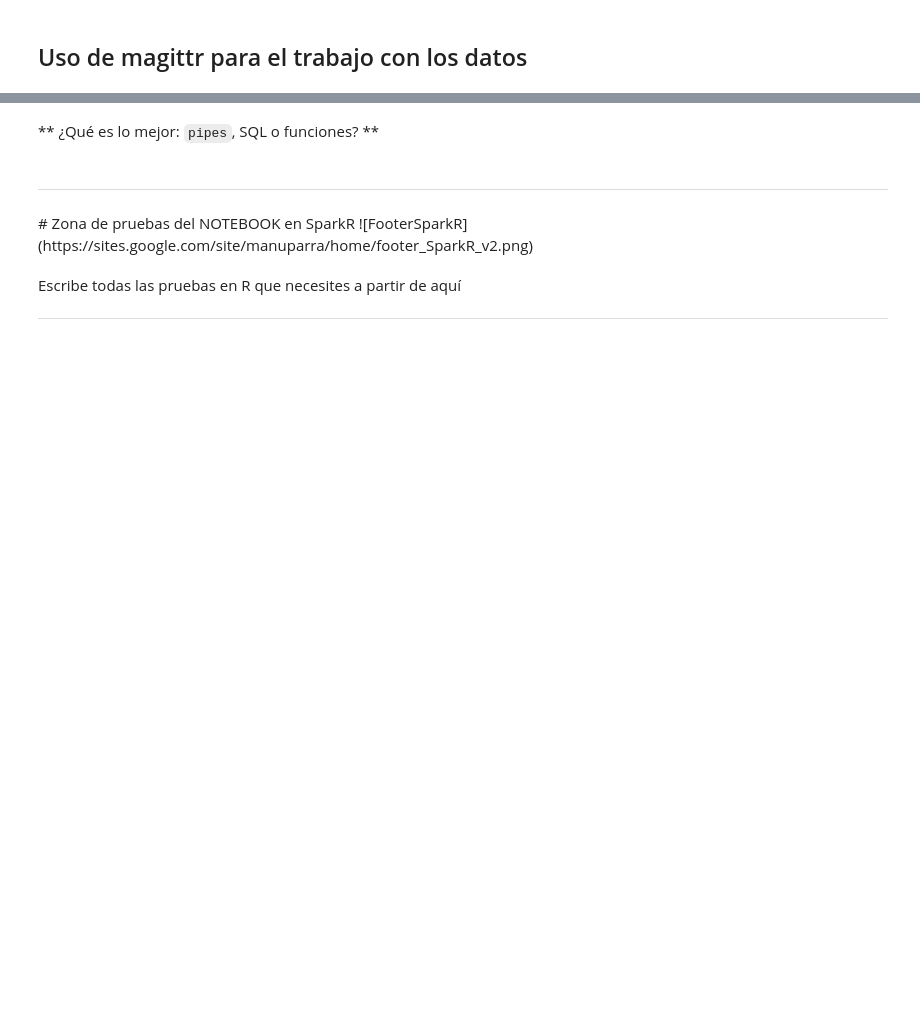
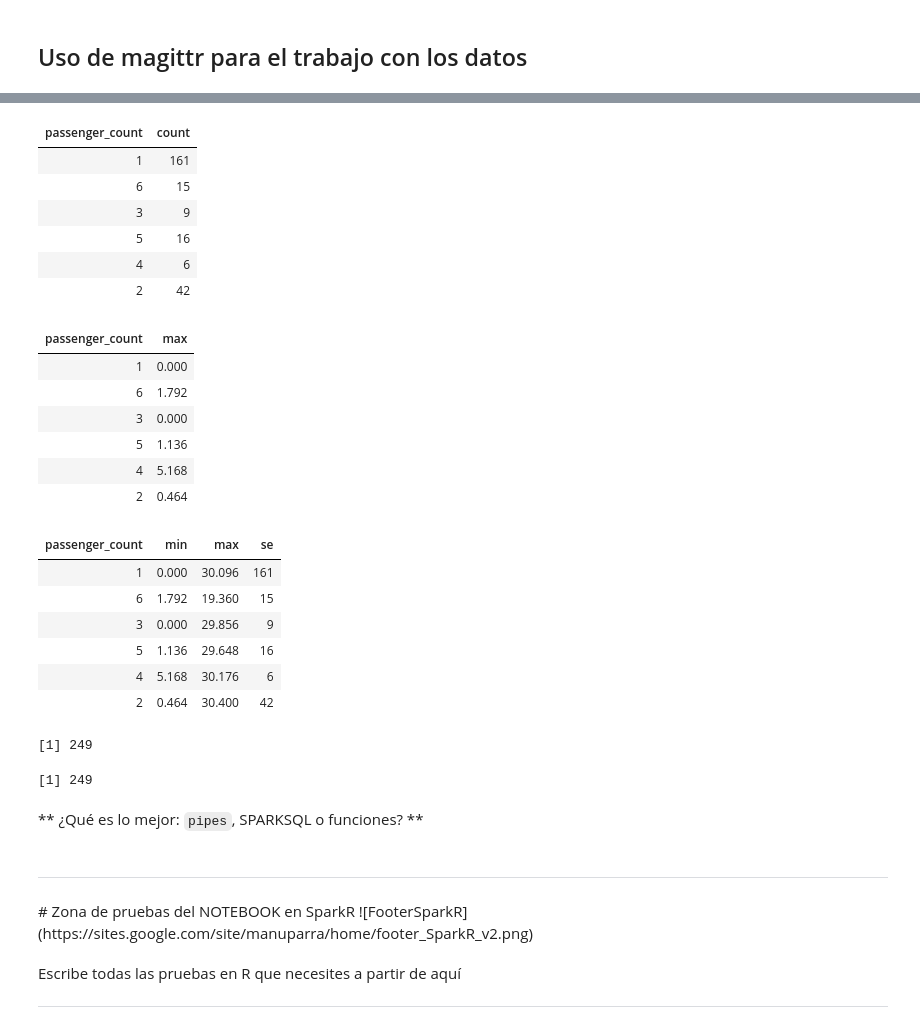
Before and after one commit to manuparra/taller_SparkR, a Jupyter notebook: Parte 2. S04. Operaciones con SparkDataFrames.ipynb, the cells around one changed output, grey strips where cells are left out. Cells and saved outputs as stored; diff of their text form; code cells hidden in the pictures; blank space fills up the shorter version.

```diff
--- a/Parte 2. S04. Operaciones con SparkDataFrames.ipynb
+++ b/Parte 2. S04. Operaciones con SparkDataFrames.ipynb
@@ -302,5 +516,53 @@ print(num_regs)
+# %%
+# Usamos magrittr
+library(magrittr)
+
+# results <- sql("select VendorID, MAX(trip_distance) from slqdf_filtered_nyc GROUP BY VendorID ")
+#summarize(groupBy(df_nyctrips, df_nyctrips$passenger_count), count = n(df_nyctrips$passenger_count))
+
+df_nyctrips %>%
+        groupBy( df_nyctrips$passenger_count) %>%
+        summarize(count = n(df_nyctrips$passenger_count)) %>%
+        head()
+
+
+df_nyctrips %>%
+        groupBy( df_nyctrips$passenger_count) %>%
+        summarize(min = min(df_nyctrips$trip_distance),max = max(df_nyctrips$trip_distance)) %>%
+        head()
+# %% [output]
+| passenger_count | count |
+| 1 | 161 |
+| 6 | 15 |
+| 3 | 9 |
+| 5 | 16 |
+| 4 | 6 |
+| 2 | 42 |
+| passenger_count | max |
+| 1 | 0.000 |
+| 6 | 1.792 |
+| 3 | 0.000 |
+| 5 | 1.136 |
+| 4 | 5.168 |
+| 2 | 0.464 |
+| passenger_count | min | max | se |
+| 1 | 0.000 | 30.096 | 161 |
+| 6 | 1.792 | 19.360 | 15 |
+| 3 | 0.000 | 29.856 | 9 |
+| 5 | 1.136 | 29.648 | 16 |
+| 4 | 5.168 | 30.176 | 6 |
+| 2 | 0.464 | 30.400 | 42 |
+# %%
+count(sql_nyc)
+num_regs <- as.integer(count(sql_nyc))
+
+# Mostramos el número de registros
+print(num_regs)
+# %% [output]
+[1] 249
+[1] 249
 # %% [markdown]
-** ¿Qué es lo mejor: `pipes`, SQL o funciones? **
+** ¿Qué es lo mejor: `pipes`, SPARKSQL o funciones? **
 # %% [markdown]
 <HR>
 # Zona de pruebas del NOTEBOOK en SparkR
```
Also changed, not shown: parts of 37 cells of this notebook, 2 other files.
